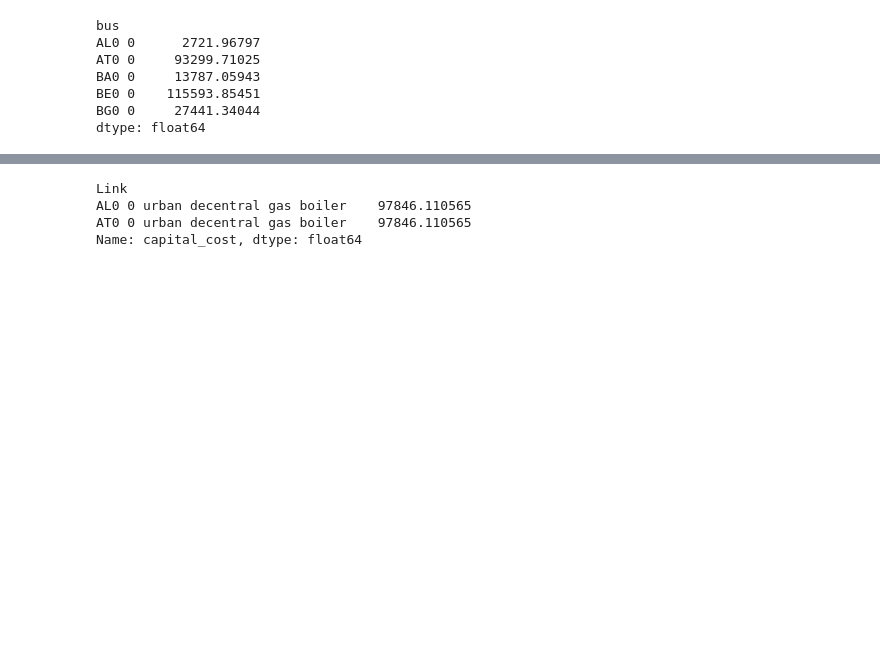
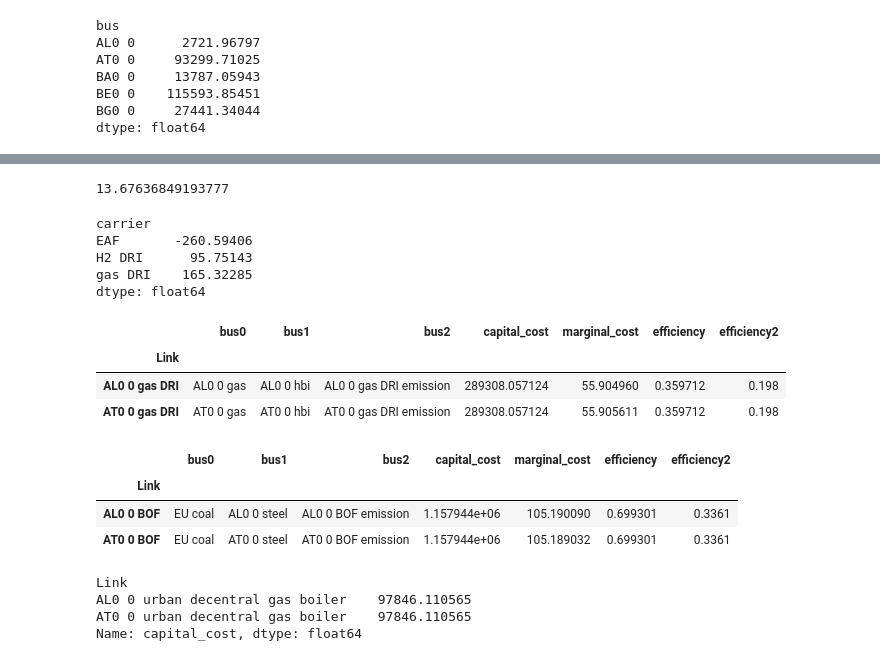
Before and after one commit to LukasFrankenQ/resilient-pypsa-eur, a Jupyter notebook: notebooks/plot_capex_opex_lcoe.ipynb, the cells around one changed output, grey strips where cells are left out. Drawn from its saved outputs; the diff is of its cells as text; code cells hidden in the pictures; blank space fills up the shorter version.

```diff
--- a/notebooks/plot_capex_opex_lcoe.ipynb
+++ b/notebooks/plot_capex_opex_lcoe.ipynb
@@ -72,7 +72,7 @@ carrier_network_names = {
     'nuclear': 'nuclear',
 }
 # %%
-filename = 'base_s_50__168H-T-H-B-I-A-dist1_2035_free_2525.nc'
+filename = 'base_s_50__168H-T-H-B-I-A-dist1_2035_free_2000.nc'
 n = pypsa.Network(
     Path.cwd().parent / 'results' / 'networks' / filename
 )
@@ -543,3 +630,29 @@ Name: capital_cost, dtype: float64
+# %%
+get_steel_vom(n, 'BOF')
+# %% [output]
+13.67636849193777
+# %%
+n.statistics.energy_balance(groupby=['carrier', 'bus', 'bus_carrier']).loc[idx[['Link'], :, :, 'hbi']].groupby(level=1).sum()
+# %% [output]
+carrier
+EAF       -260.59406
+H2 DRI      95.75143
+gas DRI    165.32285
+dtype: float64
+# %%
+n.links.loc[n.links.carrier == 'gas DRI', ['bus0', 'bus1', 'bus2', 'capital_cost', 'marginal_cost', 'efficiency', 'efficiency2']].head(2)
+# %% [output]
+|  | bus0 | bus1 | bus2 | capital_cost | marginal_cost | efficiency | efficiency2 |
+| Link |  |  |  |  |  |  |  |
+| AL0 0 gas DRI | AL0 0 gas | AL0 0 hbi | AL0 0 gas DRI emission | 289308.057124 | 55.904960 | 0.359712 | 0.198 |
+| AT0 0 gas DRI | AT0 0 gas | AT0 0 hbi | AT0 0 gas DRI emission | 289308.057124 | 55.905611 | 0.359712 | 0.198 |
+# %%
+n.links.loc[n.links.carrier == 'BOF', ['bus0', 'bus1', 'bus2', 'capital_cost', 'marginal_cost', 'efficiency', 'efficiency2']].head(2)
+# %% [output]
+|  | bus0 | bus1 | bus2 | capital_cost | marginal_cost | efficiency | efficiency2 |
+| Link |  |  |  |  |  |  |  |
+| AL0 0 BOF | EU coal | AL0 0 steel | AL0 0 BOF emission | 1.157944e+06 | 105.190090 | 0.699301 | 0.3361 |
+| AT0 0 BOF | EU coal | AT0 0 steel | AT0 0 BOF emission | 1.157944e+06 | 105.189032 | 0.699301 | 0.3361 |
 # %%
 n.links.loc[n.links.carrier == 'urban decentral gas boiler', 'capital_cost'].head(2)
 # %% [output]
```
Also changed, not shown: parts of 10 cells of this notebook, 1 other file.
